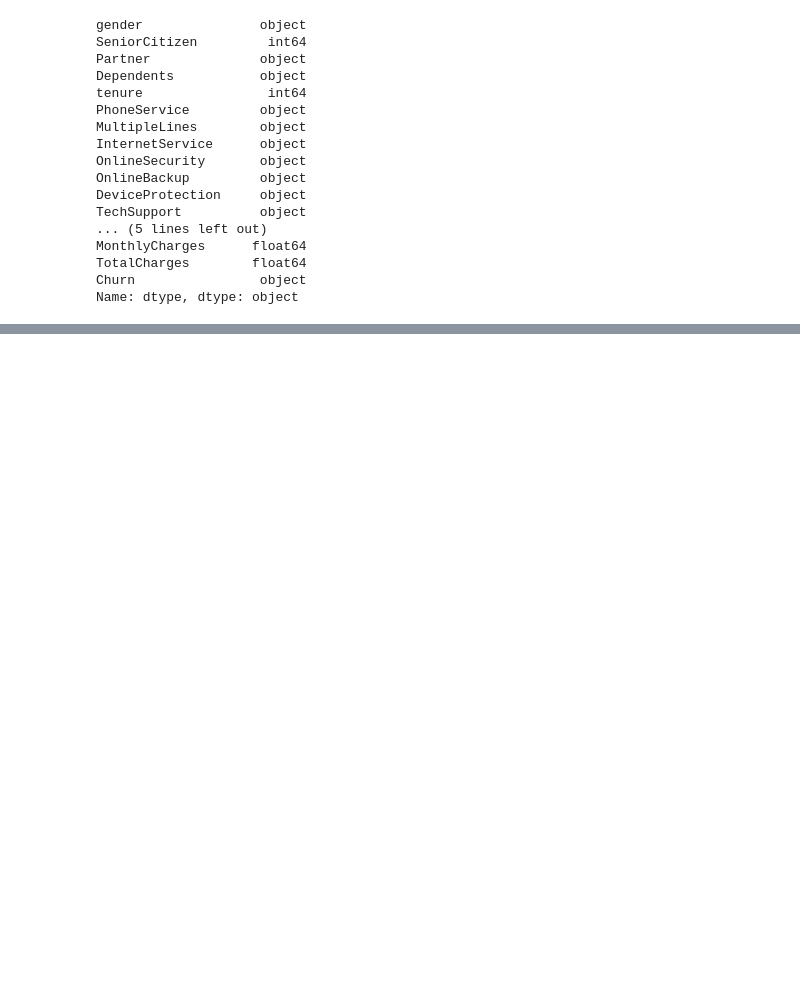
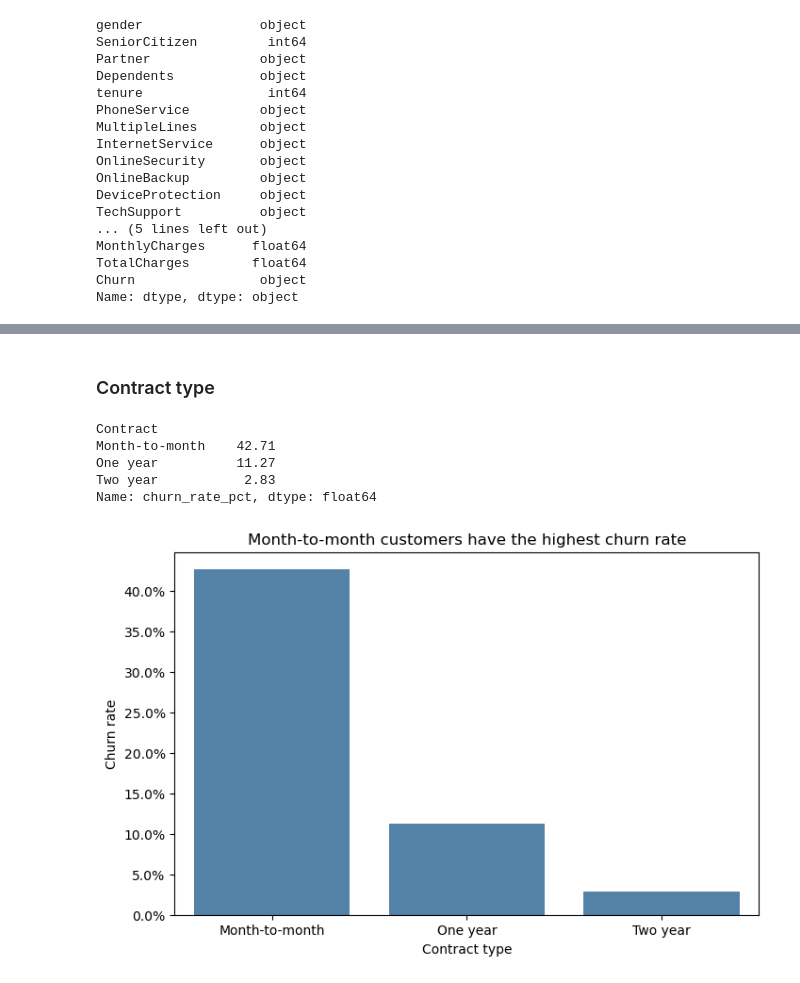
Before and after one commit to adhil-51006/telco-churn-analysis, a Jupyter notebook: churn_analysis.ipynb, the cells around one changed output, grey strips where cells are left out. Saved outputs shown, nothing was run; the diff lists cells and outputs as text; code cells hidden in the pictures; blank space fills up the shorter version.

Commit message:
Step 2: Add EDA charts and findings

```diff
--- a/churn_analysis.ipynb
+++ b/churn_analysis.ipynb
@@ -130,0 +135,22 @@ Name: dtype, dtype: object
+# %% [markdown]
+### Contract type
+# %%
+import matplotlib.pyplot as plt
+import seaborn as sns
+from matplotlib.ticker import PercentFormatter
+
+contract_churn = df.groupby("Contract")["Churn"].apply(lambda values: values.eq("Yes").mean())
+display((contract_churn * 100).round(2).rename("churn_rate_pct"))
+
+fig, ax = plt.subplots(figsize=(8, 5))
+sns.barplot(x=contract_churn.index, y=contract_churn.values, color="steelblue", ax=ax)
+ax.set(title="Month-to-month customers have the highest churn rate", xlabel="Contract type", ylabel="Churn rate")
+ax.yaxis.set_major_formatter(PercentFormatter(1))
+plt.show()
+# %% [output]
+Contract
+Month-to-month    42.71
+One year          11.27
+Two year           2.83
+Name: churn_rate_pct, dtype: float64
+[figure, added]
```
Also changed, not shown: parts of 11 cells of this notebook.
